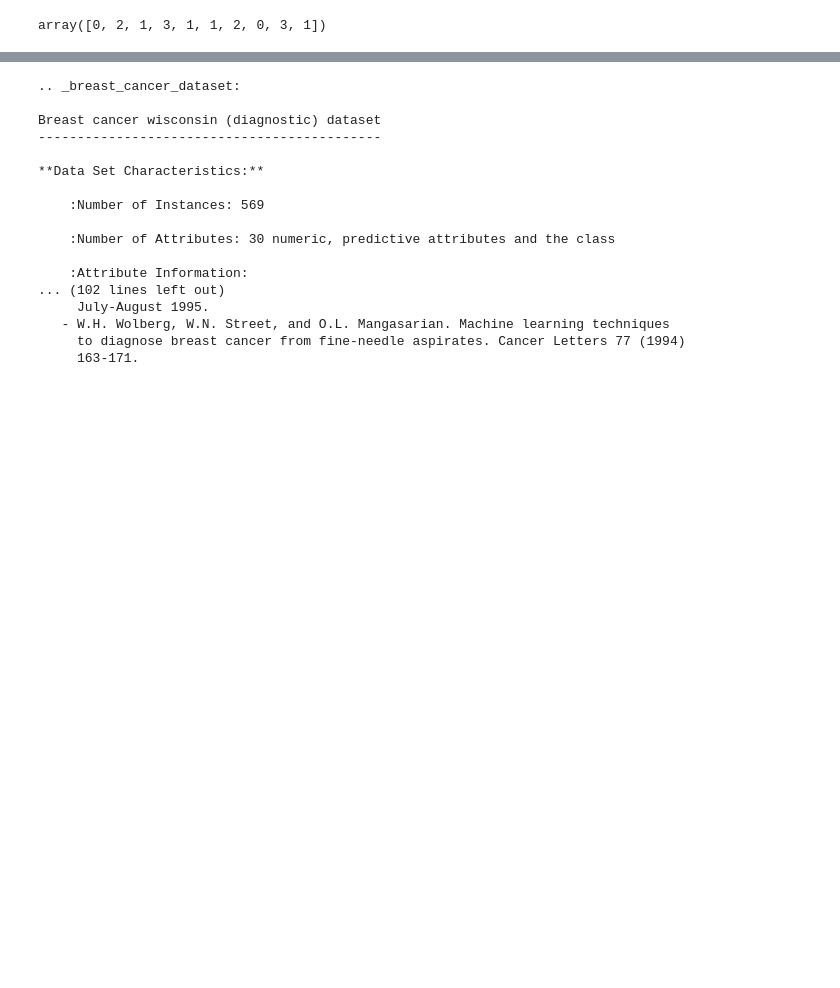
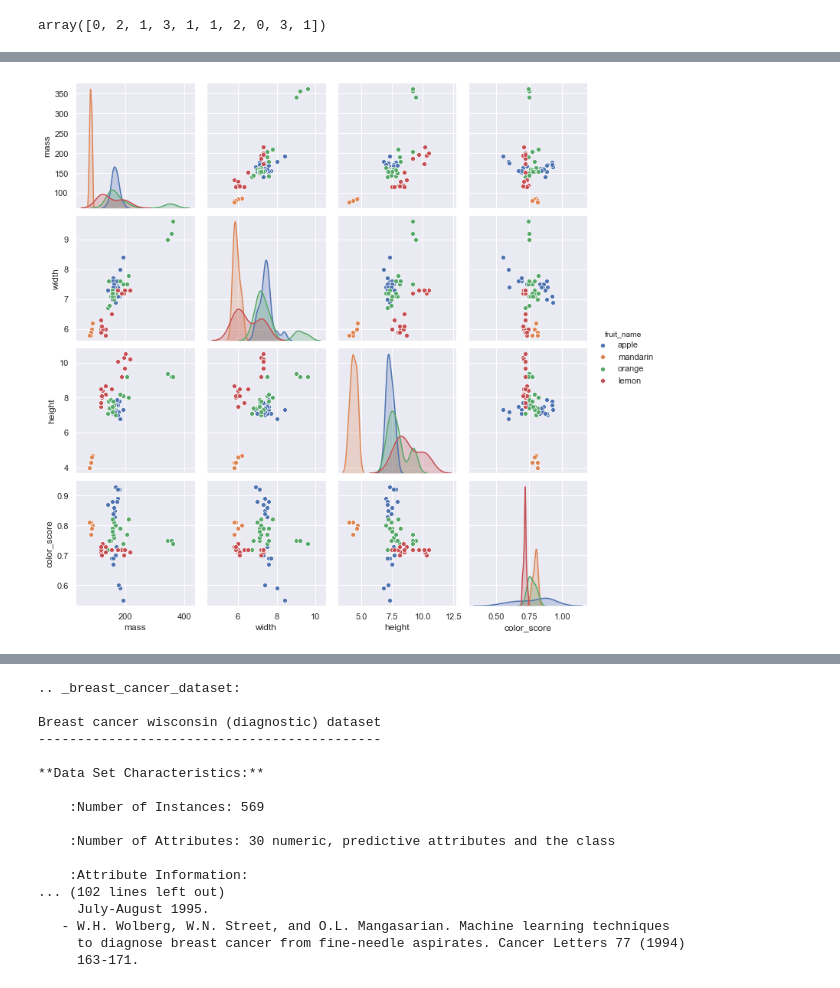
Before and after one commit to binxuankong/machine-learning-functions, a Jupyter notebook: Introduction to Machine Learning/MC/Intro_to_ML_V2.ipynb, the cells around one changed output, grey strips where cells are left out. Cells and saved outputs as stored; diff of their text form; code cells hidden in the pictures; blank space fills up the shorter version.

```diff
--- a/Introduction to Machine Learning/MC/Intro_to_ML_V2.ipynb
+++ b/Introduction to Machine Learning/MC/Intro_to_ML_V2.ipynb
@@ -1484,0 +1378,3 @@ logreg.score(Xtest, ytest)
+# %%
+fruits = pd.read_table('../data/fruit_data_with_colors.txt')
+fruits.head()
@@ -1484,0 +1391,6 @@ logreg.score(Xtest, ytest)
+# %%
+# MC
+#  - 2. Examine data
+sns.pairplot(fruits[[c for c in fruits.columns if not c == "fruit_label"]], hue='fruit_name');
+# %% [output]
+[figure, added]
```
Also changed, not shown: parts of 101 cells of this notebook, 1 other file.
